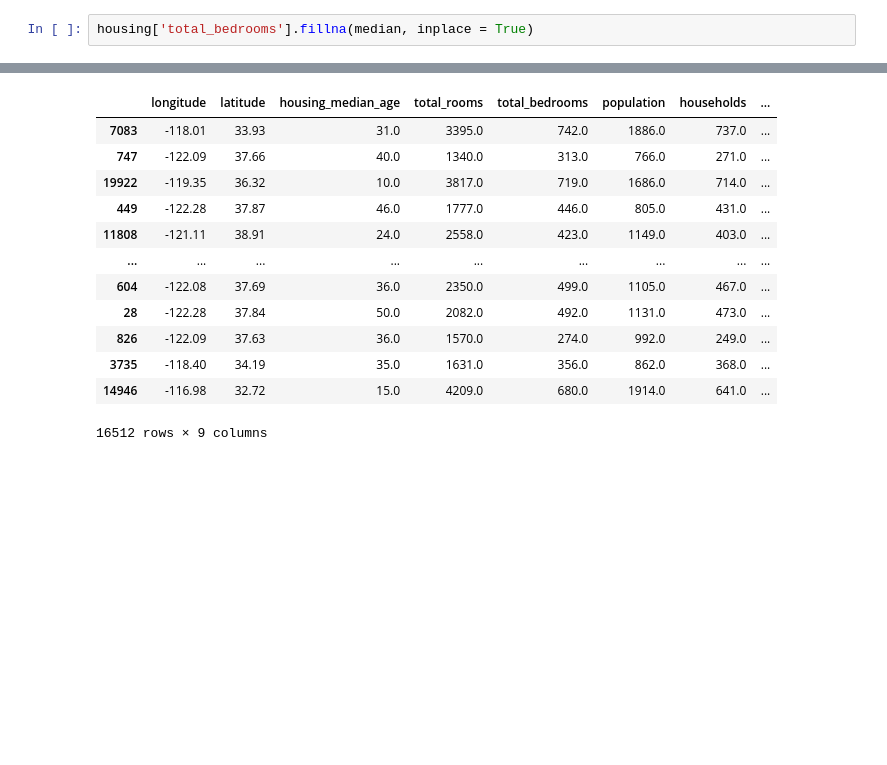
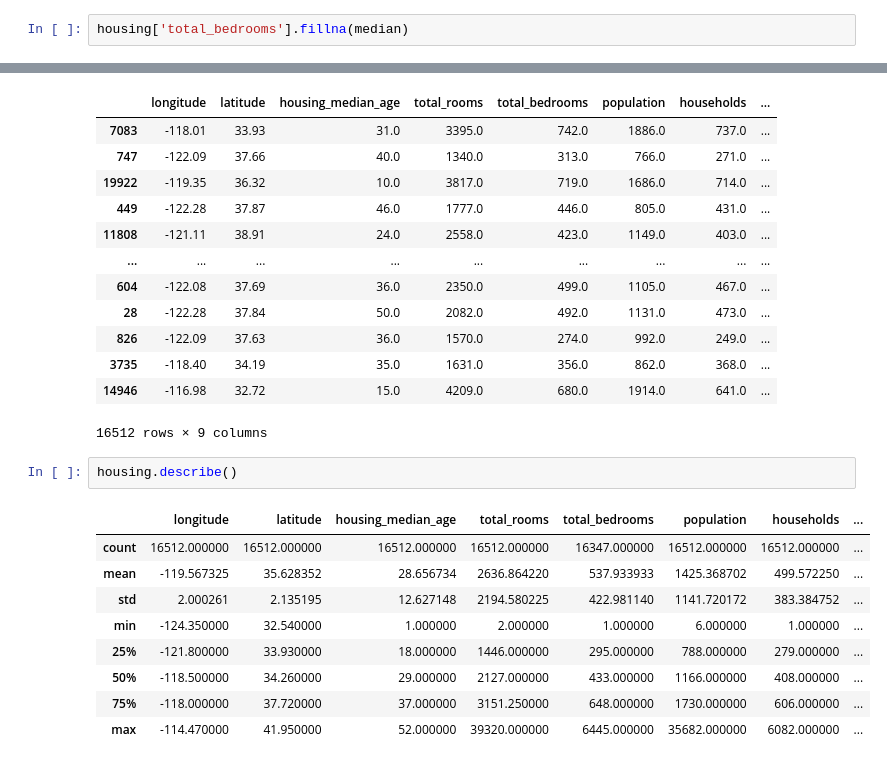
Before and after one commit to Shermukhammat/Mohirdev_Data_Science_praktikum, a Jupyter notebook: ML/scikit_learn2.ipynb, the cells around one changed output, grey strips where cells are left out. Drawn from its saved outputs; the diff is of its cells as text; blank space fills up the shorter version.

```diff
--- a/ML/scikit_learn2.ipynb
+++ b/ML/scikit_learn2.ipynb
@@ -92,4 +92,4 @@ median
 # %% [output]
 433.0
 # %%
-housing['total_bedrooms'].fillna(median, inplace = True)
+housing['total_bedrooms'].fillna(median)
@@ -330,3 +359,15 @@ housing
 | 3735 | -118.40 | 34.19 | 35.0 | 1631.0 | 356.0 | 862.0 | 368.0 | ... |
 | 14946 | -116.98 | 32.72 | 15.0 | 4209.0 | 680.0 | 1914.0 | 641.0 | ... |
 16512 rows × 9 columns
+# %%
+housing.describe()
+# %% [output]
+|  | longitude | latitude | housing_median_age | total_rooms | total_bedrooms | population | households | ... |
+| count | 16512.000000 | 16512.000000 | 16512.000000 | 16512.000000 | 16347.000000 | 16512.000000 | 16512.000000 | ... |
+| mean | -119.567325 | 35.628352 | 28.656734 | 2636.864220 | 537.933933 | 1425.368702 | 499.572250 | ... |
+| std | 2.000261 | 2.135195 | 12.627148 | 2194.580225 | 422.981140 | 1141.720172 | 383.384752 | ... |
+| min | -124.350000 | 32.540000 | 1.000000 | 2.000000 | 1.000000 | 6.000000 | 1.000000 | ... |
+| 25% | -121.800000 | 33.930000 | 18.000000 | 1446.000000 | 295.000000 | 788.000000 | 279.000000 | ... |
+| 50% | -118.500000 | 34.260000 | 29.000000 | 2127.000000 | 433.000000 | 1166.000000 | 408.000000 | ... |
+| 75% | -118.000000 | 37.720000 | 37.000000 | 3151.250000 | 648.000000 | 1730.000000 | 606.000000 | ... |
+| max | -114.470000 | 41.950000 | 52.000000 | 39320.000000 | 6445.000000 | 35682.000000 | 6082.000000 | ... |
```
Also changed, not shown: parts of 18 cells of this notebook.
